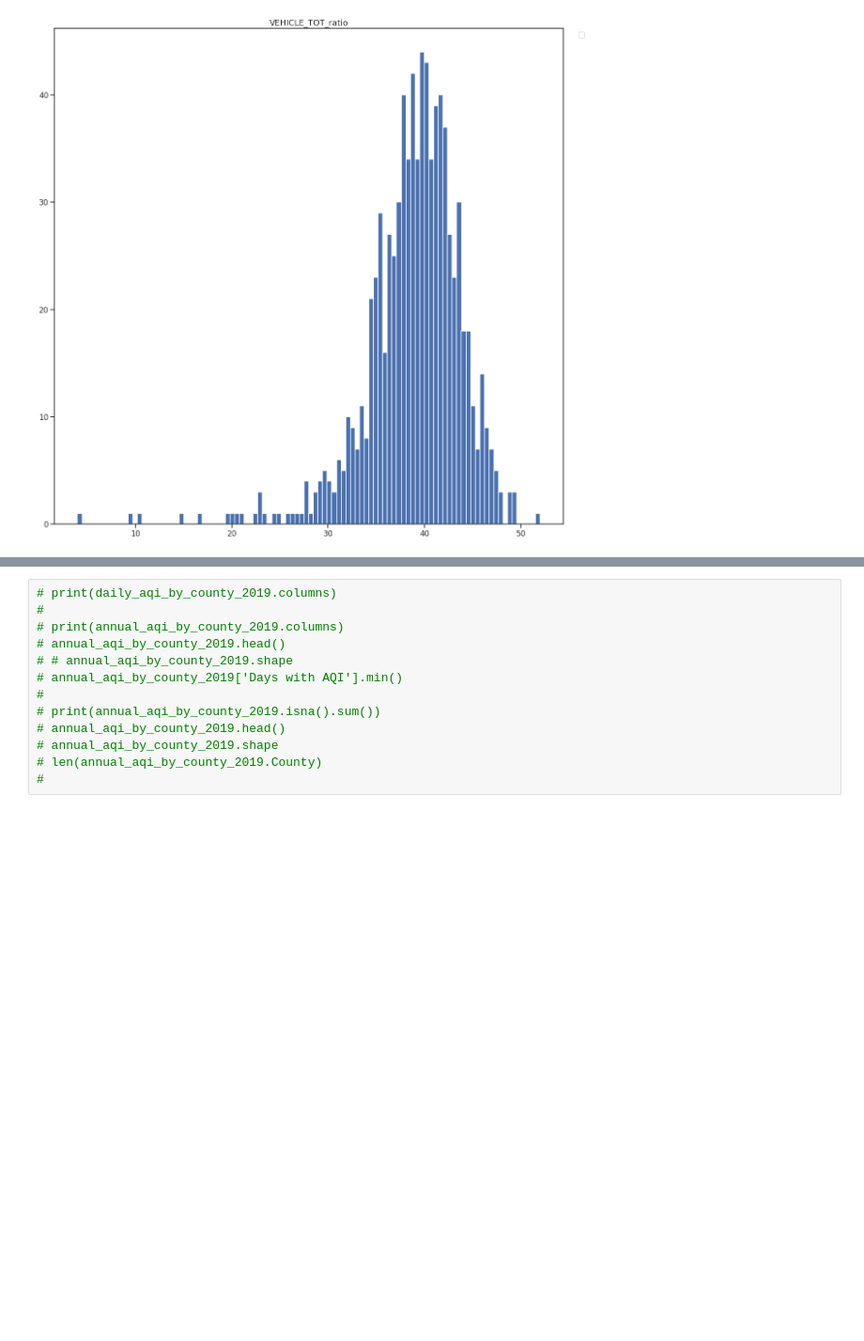
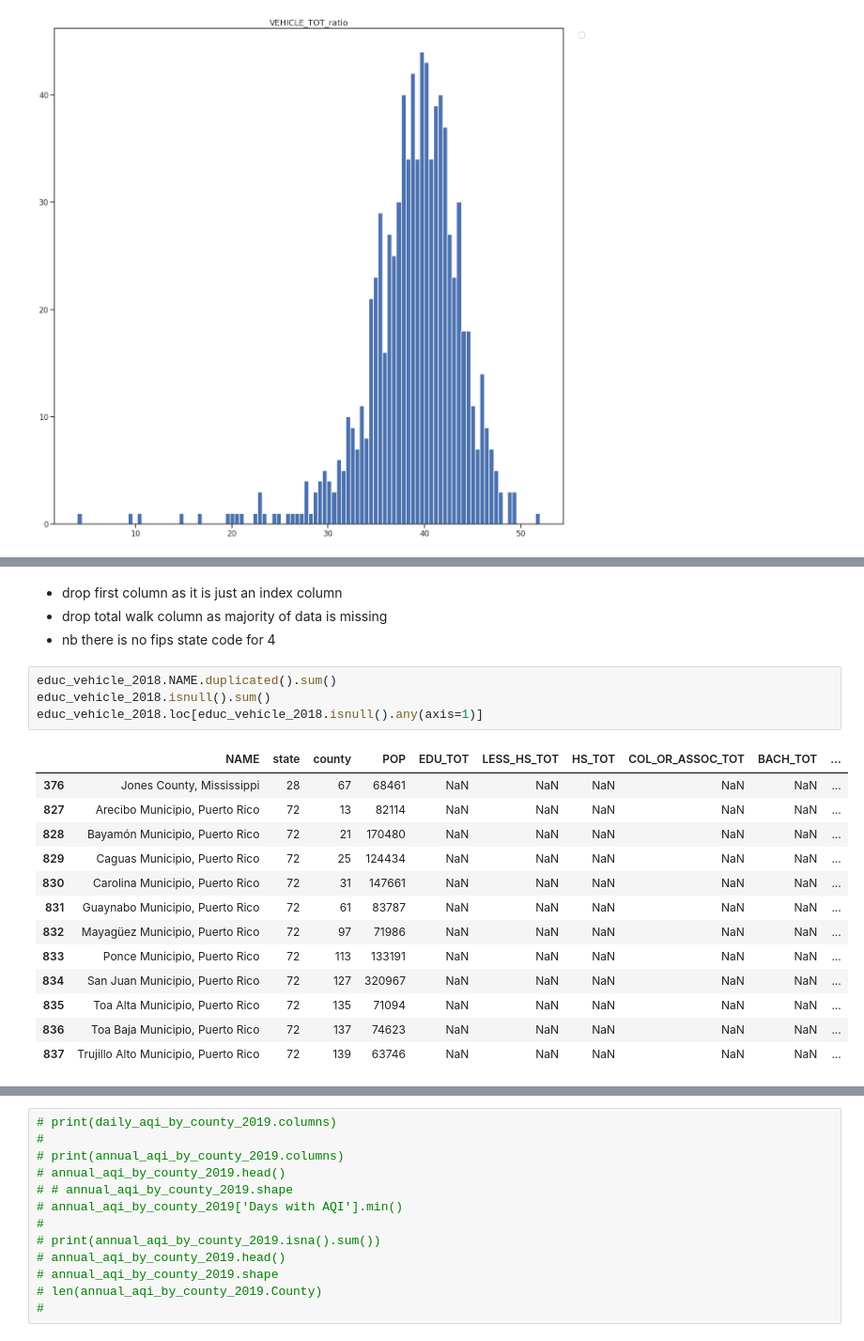
Before and after one commit to willkchan/Pollution-Forecast, a Jupyter notebook: src/preparation/Data_Wrangling7.ipynb, the cells around one changed output, grey strips where cells are left out. Shown at 94% size. Drawn from its saved outputs; the diff is of its cells as text; blank space fills up the shorter version.

```diff
--- a/src/preparation/Data_Wrangling7.ipynb
+++ b/src/preparation/Data_Wrangling7.ipynb
@@ -834,0 +871,22 @@ No handles with labels found to put in legend.
+# %% [markdown]
+* drop first column as it is just an index column
+* drop total walk column as majority of data is missing
+* nb there is no fips state code for 4
+# %%
+educ_vehicle_2018.NAME.duplicated().sum()
+educ_vehicle_2018.isnull().sum()
+educ_vehicle_2018.loc[educ_vehicle_2018.isnull().any(axis=1)]
+# %% [output]
+|  | NAME | state | county | POP | EDU_TOT | LESS_HS_TOT | HS_TOT | COL_OR_ASSOC_TOT | BACH_TOT | ... |
+| 376 | Jones County, Mississippi | 28 | 67 | 68461 | NaN | NaN | NaN | NaN | NaN | ... |
+| 827 | Arecibo Municipio, Puerto Rico | 72 | 13 | 82114 | NaN | NaN | NaN | NaN | NaN | ... |
+| 828 | Bayamón Municipio, Puerto Rico | 72 | 21 | 170480 | NaN | NaN | NaN | NaN | NaN | ... |
+| 829 | Caguas Municipio, Puerto Rico | 72 | 25 | 124434 | NaN | NaN | NaN | NaN | NaN | ... |
+| 830 | Carolina Municipio, Puerto Rico | 72 | 31 | 147661 | NaN | NaN | NaN | NaN | NaN | ... |
+| 831 | Guaynabo Municipio, Puerto Rico | 72 | 61 | 83787 | NaN | NaN | NaN | NaN | NaN | ... |
+| 832 | Mayagüez Municipio, Puerto Rico | 72 | 97 | 71986 | NaN | NaN | NaN | NaN | NaN | ... |
+| 833 | Ponce Municipio, Puerto Rico | 72 | 113 | 133191 | NaN | NaN | NaN | NaN | NaN | ... |
+| 834 | San Juan Municipio, Puerto Rico | 72 | 127 | 320967 | NaN | NaN | NaN | NaN | NaN | ... |
+| 835 | Toa Alta Municipio, Puerto Rico | 72 | 135 | 71094 | NaN | NaN | NaN | NaN | NaN | ... |
+| 836 | Toa Baja Municipio, Puerto Rico | 72 | 137 | 74623 | NaN | NaN | NaN | NaN | NaN | ... |
+| 837 | Trujillo Alto Municipio, Puerto Rico | 72 | 139 | 63746 | NaN | NaN | NaN | NaN | NaN | ... |
```
Also changed, not shown: parts of 23 cells of this notebook.
